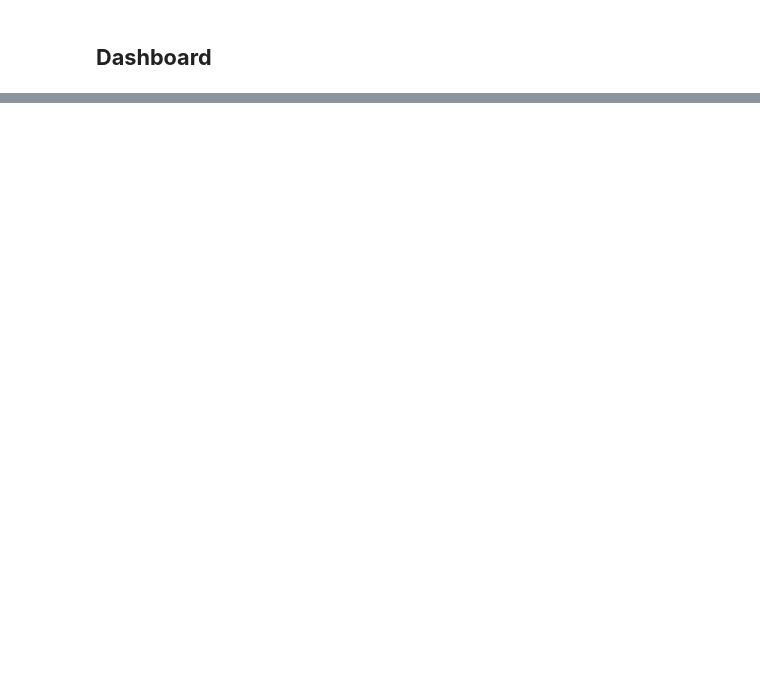
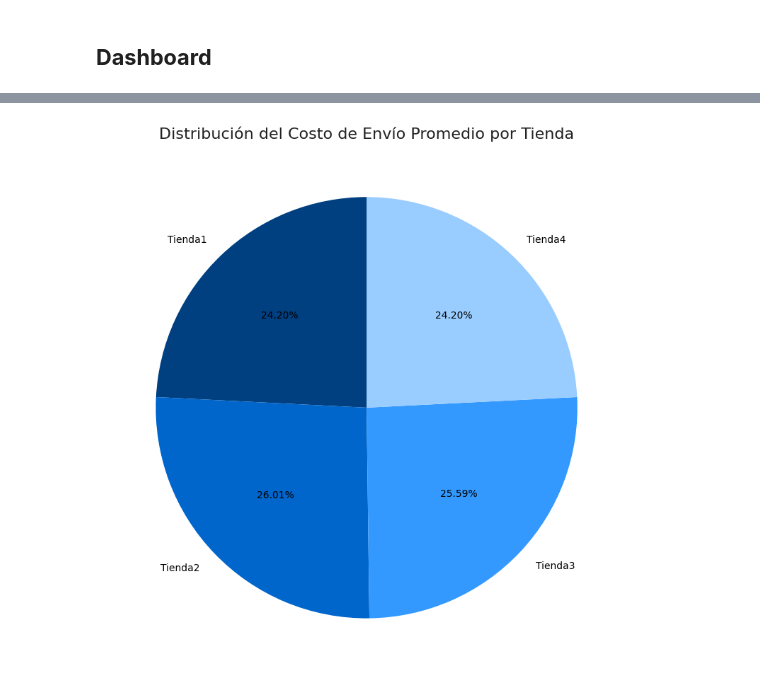
Before and after one commit to YajaGen/Tiendas-Alura, a Jupyter notebook: AluraStoreLatam.ipynb, the cells around one changed output, grey strips where cells are left out. Cells and saved outputs as stored; diff of their text form; code cells hidden in the pictures; blank space fills up the shorter version.

```diff
--- a/AluraStoreLatam.ipynb
+++ b/AluraStoreLatam.ipynb
@@ -501,0 +330,19 @@ generar_barras_agrupadas(df_combined)
+# %%
+def grafico_circular_envios_promedio(nombres, envios_promedio):
+    plt.figure(figsize=(8, 8))
+
+    # Crear gráfico circular
+    plt.pie(
+        envios_promedio, labels=nombres, autopct='%1.2f%%',
+        startangle=90, colors=["#004080", "#0066CC", "#3399FF", "#99CCFF"]
+    )
+
+    # Título
+    plt.title("Distribución del Costo de Envío Promedio por Tienda", fontsize=16, color="#222222")
+    plt.tight_layout()
+    plt.show()
+
+# Generar el gráfico
+grafico_circular_envios_promedio(nombres, envios_promedio)
+# %% [output]
+[figure, added]
```
Also changed, not shown: parts of 19 cells of this notebook.
